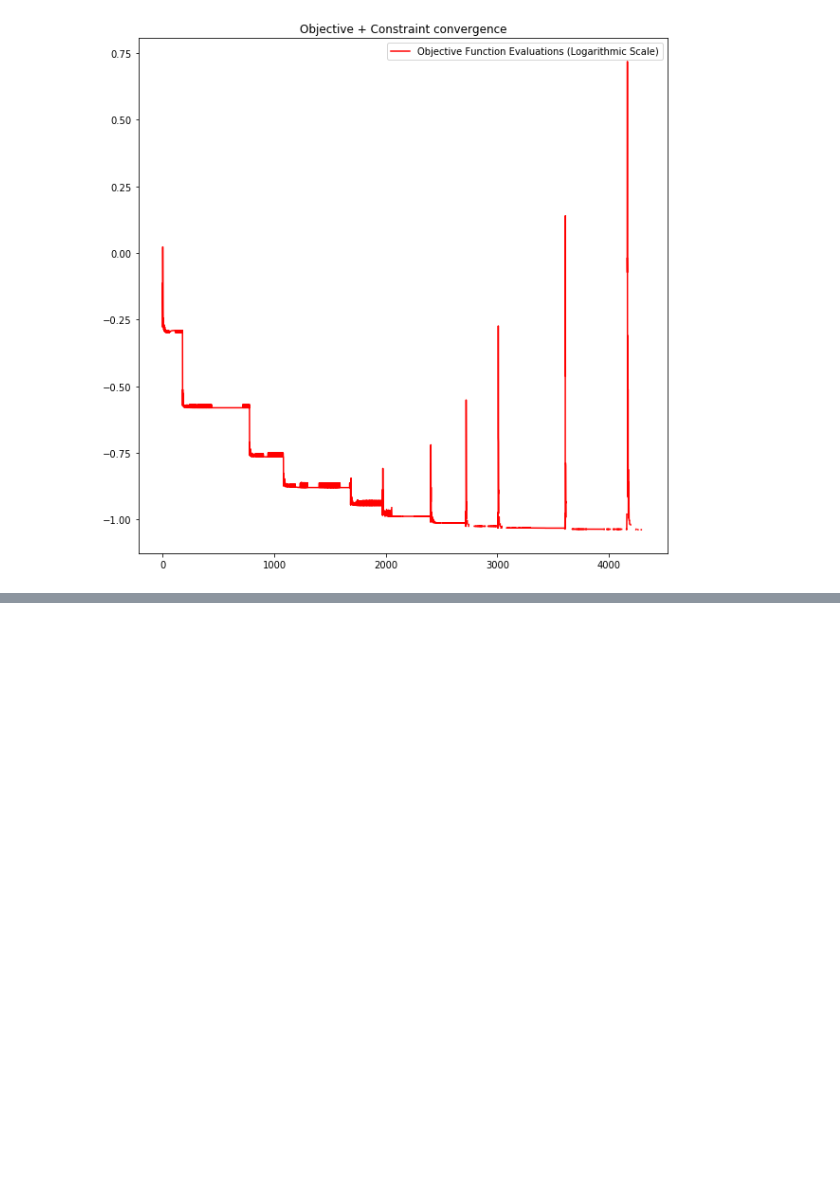
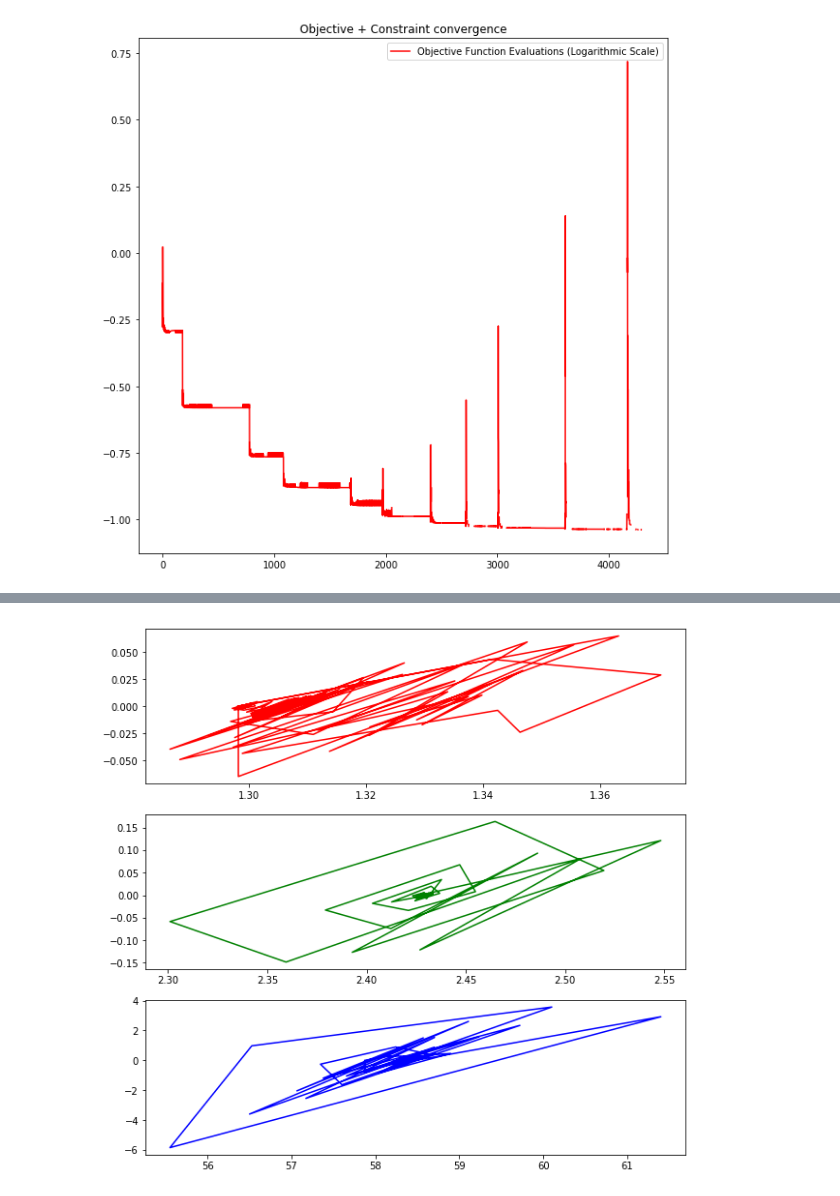
Before and after one commit to psas/lv4-mdo, a Jupyter notebook: optimization/optimizer.ipynb, the cells around one changed output, grey strips where cells are left out. Saved outputs shown, nothing was run; the diff lists cells and outputs as text; code cells hidden in the pictures; blank space fills up the shorter version.

```diff
--- a/optimization/optimizer.ipynb
+++ b/optimization/optimizer.ipynb
@@ -409,0 +527,10 @@ Reopen OpenRocket to run simulation.
+# %%
+# phase portrait of differences and values near end of optimization
+start = len(allvectors) - interval
+fig, (ax1, ax2, ax3) = plt.subplots(3)
+ax1.plot([i[0] for i in allvectors][start:],d_L[start:], "r")
+ax2.plot([i[1] for i in allvectors][start:],d_mdot[start:], "g")
+ax3.plot([i[2] for i in allvectors][start:],d_p_e[start:], "b")
+plt.show()
+# %% [output]
+[figure, added]
```
Also changed, not shown: parts of 20 cells of this notebook, 2 other files.
